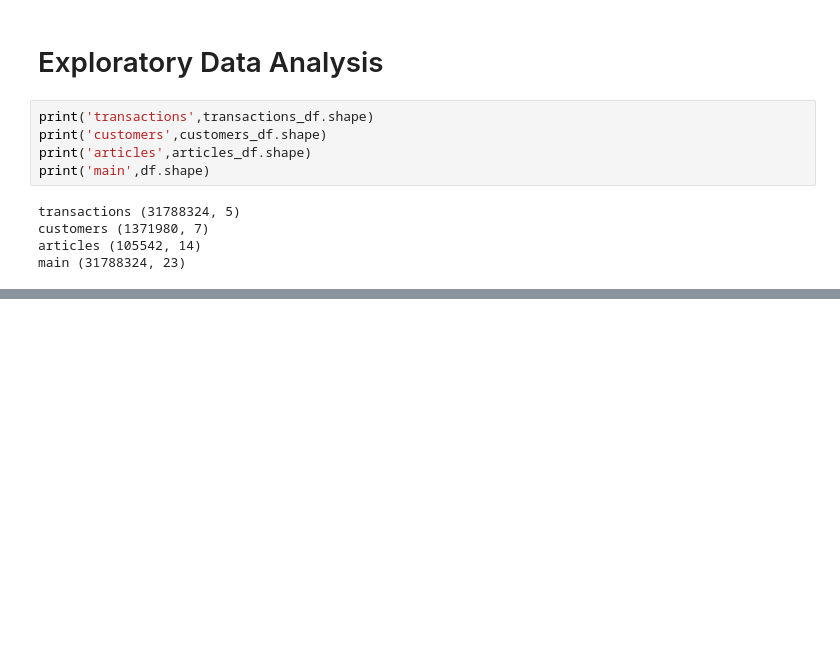
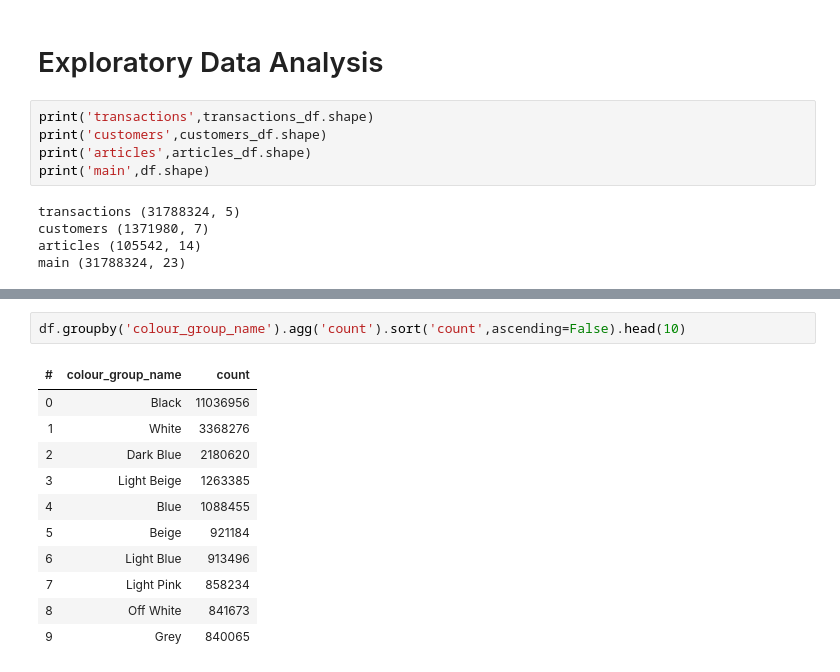
Before and after one commit to pval108/hm_clothing, a Jupyter notebook: hm_clothing.ipynb, the cells around one changed output, grey strips where cells are left out. Drawn from its saved outputs; the diff is of its cells as text; blank space fills up the shorter version.

```diff
--- a/hm_clothing.ipynb
+++ b/hm_clothing.ipynb
@@ -123,0 +173,14 @@ main (31788324, 23)
+# %%
+df.groupby('colour_group_name').agg('count').sort('count',ascending=False).head(10)
+# %% [output]
+| # | colour_group_name | count |
+| 0 | Black | 11036956 |
+| 1 | White | 3368276 |
+| 2 | Dark Blue | 2180620 |
+| 3 | Light Beige | 1263385 |
+| 4 | Blue | 1088455 |
+| 5 | Beige | 921184 |
+| 6 | Light Blue | 913496 |
+| 7 | Light Pink | 858234 |
+| 8 | Off White | 841673 |
+| 9 | Grey | 840065 |
```
Also changed, not shown: parts of 12 cells of this notebook.
